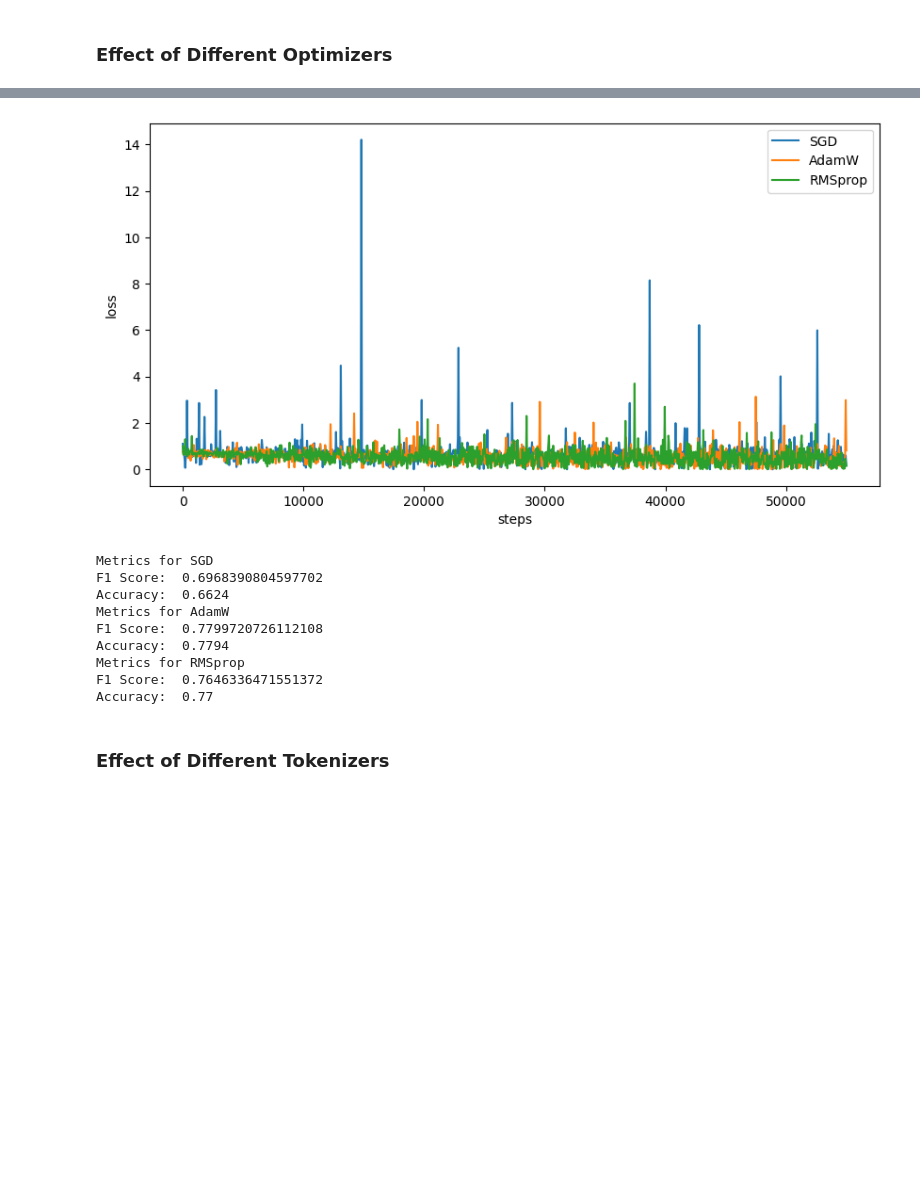
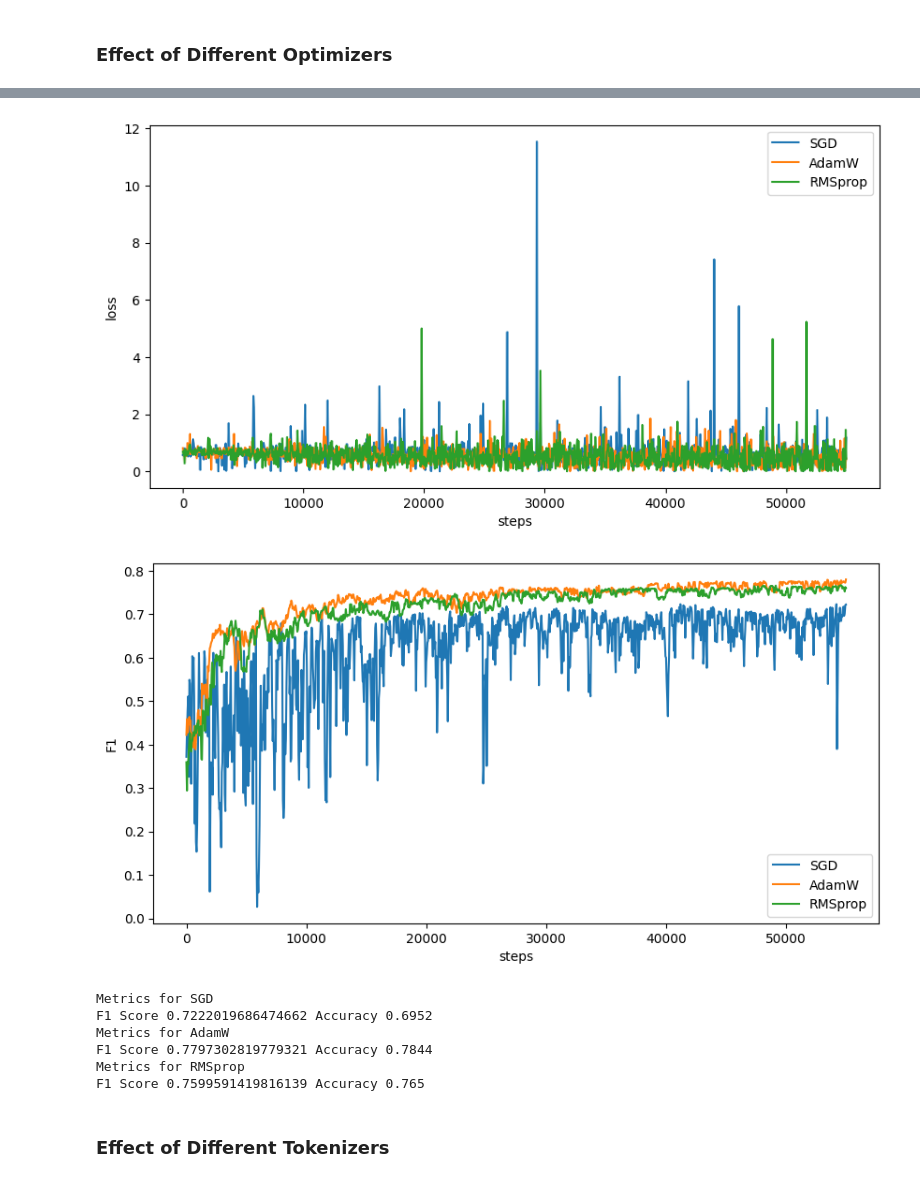
Before and after one commit to nandanasheri/cse595-hw1, a Jupyter notebook: model.ipynb, the cells around one changed output, grey strips where cells are left out. Cells and saved outputs as stored; diff of their text form; code cells hidden in the pictures; blank space fills up the shorter version.

```diff
--- a/model.ipynb
+++ b/model.ipynb
@@ -305,7 +305,7 @@ Accuracy:  0.7332
 # %%
 df_test = pandas.read_csv("test.student.csv")
 
-with open("test_results.txt", "w") as f:
+with open("test_results_numpy.txt", "w") as f:
     for i in range(len(df_test["generation"])):
         predicted_y = predict(df_test["generation"].iloc[i], beta_values, indices)
         f.write(f'{df_test["id"].iloc[i]},{predicted_y}\n')
@@ -322,6 +322,17 @@ def to_sparse_tensor(sparse_scipy):
     i = torch.tensor(indices)
     v = torch.tensor(values, dtype=torch.float32)
     return torch.sparse_coo_tensor(i, v)
+
+def create_eval_tensor(df_eval, tokenizer, indices):
+    all_docs = []
+    for i in range(len(df_eval["generation"])):
+        input = df_eval["generation"].iloc[i]
+        test_features = create_document_vector(input, indices, tokenizer, False)
+        all_docs.append(test_features)
+
+    X_eval = np.vstack(all_docs)
+    X_eval_tensor = torch.tensor(X_eval, dtype=torch.float32)
+    return X_eval_tensor
 # %%
 # Logistic Regression Class extending nn.Module
 class LogisticRegression(nn.Module):
@@ -531,21 +548,18 @@ Accuracy:  0.7012
 # %% [markdown]
 ### Effect of Different Optimizers
 # %%
-learning_rate = 5e-5
-bce_loss = nn.BCELoss()
-
 model_sgd = LogisticRegression(vocab_size)
 optimizer_sgd = torch.optim.SGD(model_sgd.parameters(), lr=learning_rate)
 # 1 full epoch with default SGD optimizer
-losses_sgd = train(model_sgd, optimizer_sgd, X_tensor, Y_class, X_tensor.size()[0], 1, 50)
+losses_sgd, f1_scores_sgd = train(model_sgd, optimizer_sgd, X_tensor, Y_class, X_eval_tensor, Y_class_eval, X_tensor.size()[0], 1, 50)
 
 model_adam = LogisticRegression(vocab_size)
 optimizer_adam = torch.optim.AdamW(model_adam.parameters(), lr=learning_rate)
 # 1 full epoch with AdamW optmizer
-losses_adam = train(model_adam, optimizer_adam, X_tensor, Y_class, X_tensor.size()[0], 1, 50)
+losses_adam, f1_scores_adam = train(model_adam, optimizer_adam, X_tensor, Y_class, X_eval_tensor, Y_class_eval, X_tensor.size()[0], 1, 50)
 
 model_rms = LogisticRegression(vocab_size)
 optimizer_rms = torch.optim.RMSprop(model_rms.parameters(), lr=learning_rate)
 # 1 full epoch with RMSprop optimizer
-losses_rm = train(model_rms, optimizer_rms, X_tensor, Y_class, X_tensor.size()[0], 1, 50)
+losses_rms, f1_scores_rms = train(model_rms, optimizer_rms, X_tensor, Y_class, X_eval_tensor, Y_class_eval, X_tensor.size()[0], 1, 50)
 # %% [output]
@@ -569,29 +583,39 @@ losses_rm = train(model_rms, optimizer_rms, X_tensor, Y_class, X_tensor.size()[0
 # %%
 # Plot Loss across different Optimizers
 plt.figure(figsize=(10, 5))
 sns.lineplot(data=pandas.DataFrame(losses_sgd, columns=['steps', 'loss']), x="steps", y="loss", label="SGD")
 sns.lineplot(data=pandas.DataFrame(losses_adam, columns=['steps', 'loss']), x="steps", y="loss", label="AdamW")
-sns.lineplot(data=pandas.DataFrame(losses_rm, columns=['steps', 'loss']), x="steps", y="loss", label="RMSprop")
+sns.lineplot(data=pandas.DataFrame(losses_rms, columns=['steps', 'loss']), x="steps", y="loss", label="RMSprop")
+plt.show()
+
+# Plot F1 Scores across different Optimizers
+plt.figure(figsize=(10, 5))
+sns.lineplot(data=pandas.DataFrame(f1_scores_sgd, columns=['steps', 'F1']), x="steps", y="F1", label="SGD")
+sns.lineplot(data=pandas.DataFrame(f1_scores_adam, columns=['steps', 'F1']), x="steps", y="F1", label="AdamW")
+sns.lineplot(data=pandas.DataFrame(f1_scores_rms, columns=['steps', 'F1']), x="steps", y="F1", label="RMSprop")
 plt.show()
 
 # Compute F1 score for each model
 print("Metrics for SGD")
-evaluate(df_eval, Y_class_eval, indices, model_sgd)
+f1_score, accuracy = evaluate(X_eval_tensor, Y_class_eval, model_sgd)
+print(f"F1 Score {f1_score} Accuracy {accuracy}")
+
 print("Metrics for AdamW")
-evaluate(df_eval, Y_class_eval, indices, model_adam)
+f1_score, accuracy = evaluate(X_eval_tensor, Y_class_eval, model_adam)
+print(f"F1 Score {f1_score} Accuracy {accuracy}")
+
 print("Metrics for RMSprop")
-evaluate(df_eval, Y_class_eval, indices, model_rms)
+f1_score, accuracy = evaluate(X_eval_tensor, Y_class_eval, model_rms)
+print(f"F1 Score {f1_score} Accuracy {accuracy}")
 # %% [output]
-[figure, old version]
+[figure, new version]
+[figure, added]
 Metrics for SGD
-F1 Score:  0.6968390804597702
-Accuracy:  0.6624
+F1 Score 0.7222019686474662 Accuracy 0.6952
 Metrics for AdamW
-F1 Score:  0.7799720726112108
-Accuracy:  0.7794
+F1 Score 0.7797302819779321 Accuracy 0.7844
 Metrics for RMSprop
-F1 Score:  0.7646336471551372
-Accuracy:  0.77
+F1 Score 0.7599591419816139 Accuracy 0.765
 # %% [markdown]
 ### Effect of Different Tokenizers
 # %%
```
Also changed, not shown: parts of 26 cells of this notebook.
